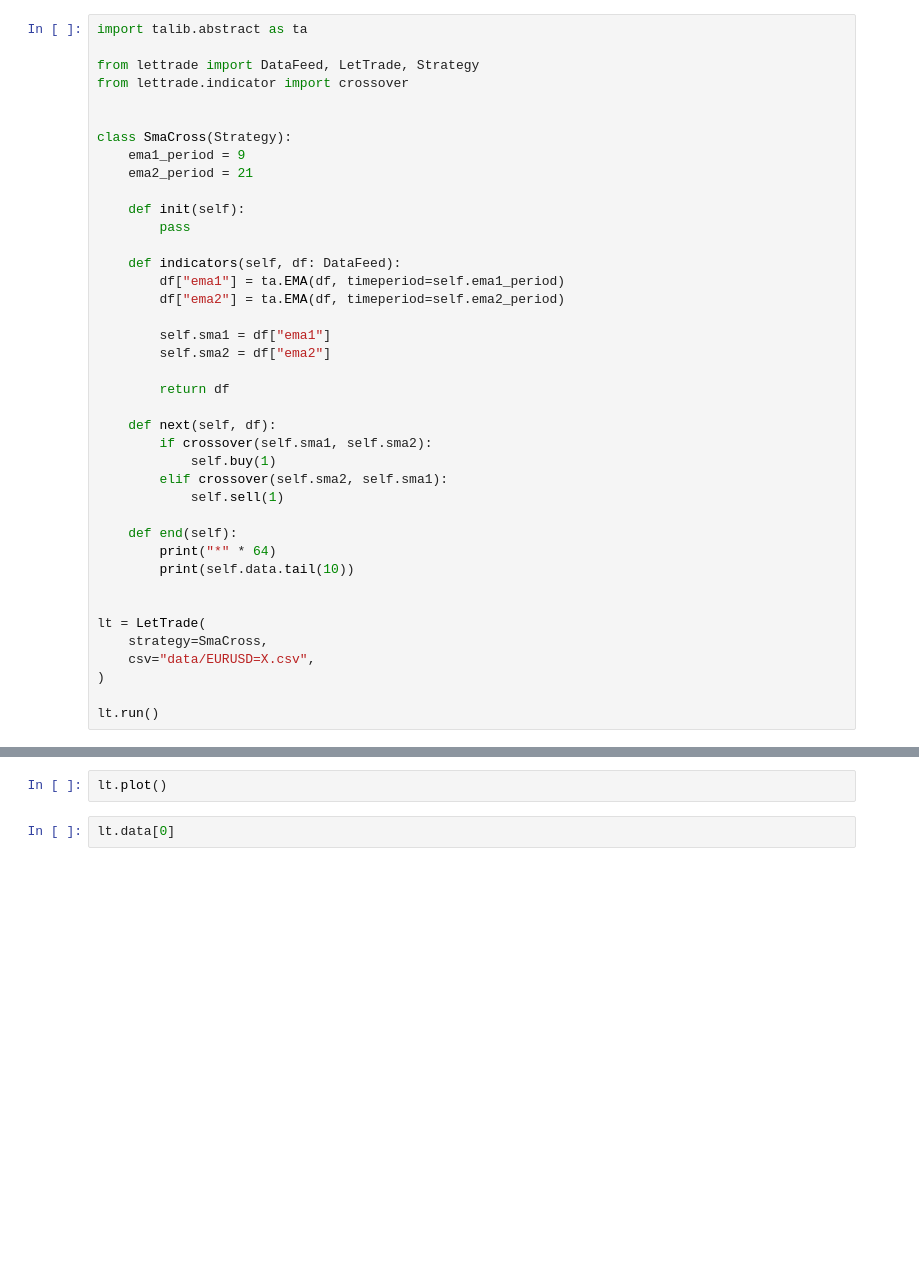
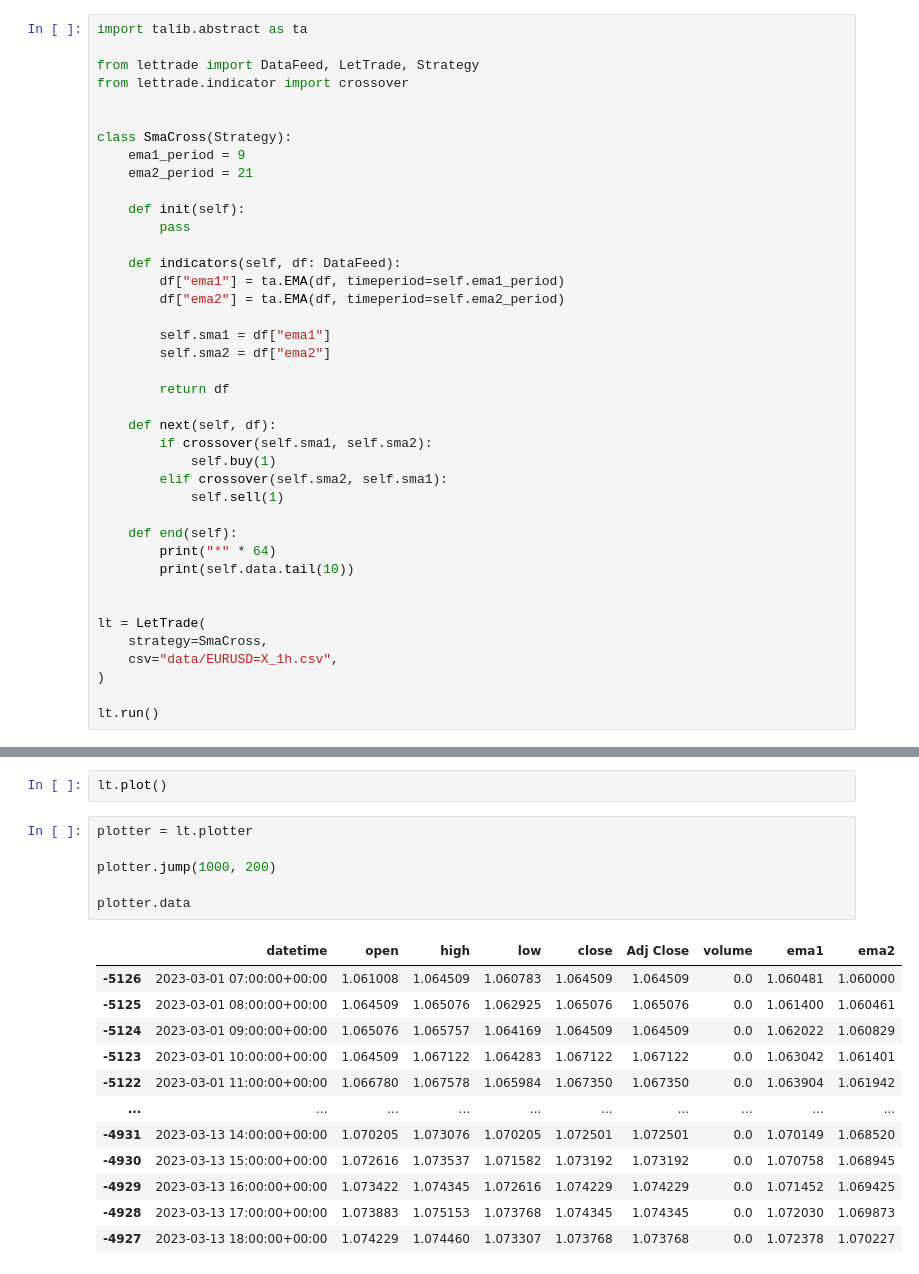
Before and after one commit to AwesomeTrading/LetTrade, a Jupyter notebook: example/notebooks/test.ipynb, the cells around one changed output, grey strips where cells are left out. Cells and saved outputs as stored; diff of their text form; blank space fills up the shorter version.

```diff
--- a/example/notebooks/test.ipynb
+++ b/example/notebooks/test.ipynb
@@ -34,7 +34,7 @@ class SmaCross(Strategy):
 
 lt = LetTrade(
     strategy=SmaCross,
-    csv="data/EURUSD=X.csv",
+    csv="data/EURUSD=X_1h.csv",
 )
 
 lt.run()
@@ -59,4 +59,21 @@ lt.run()
 # %%
 lt.plot()
-# %%
-lt.data[0]
+# %%
+plotter = lt.plotter
+
+plotter.jump(1000, 200)
+
+plotter.data
+# %% [output]
+|  | datetime | open | high | low | close | Adj Close | volume | ema1 | ema2 |
+| -5126 | 2023-03-01 07:00:00+00:00 | 1.061008 | 1.064509 | 1.060783 | 1.064509 | 1.064509 | 0.0 | 1.060481 | 1.060000 |
+| -5125 | 2023-03-01 08:00:00+00:00 | 1.064509 | 1.065076 | 1.062925 | 1.065076 | 1.065076 | 0.0 | 1.061400 | 1.060461 |
+| -5124 | 2023-03-01 09:00:00+00:00 | 1.065076 | 1.065757 | 1.064169 | 1.064509 | 1.064509 | 0.0 | 1.062022 | 1.060829 |
+| -5123 | 2023-03-01 10:00:00+00:00 | 1.064509 | 1.067122 | 1.064283 | 1.067122 | 1.067122 | 0.0 | 1.063042 | 1.061401 |
+| -5122 | 2023-03-01 11:00:00+00:00 | 1.066780 | 1.067578 | 1.065984 | 1.067350 | 1.067350 | 0.0 | 1.063904 | 1.061942 |
+| ... | ... | ... | ... | ... | ... | ... | ... | ... | ... |
+| -4931 | 2023-03-13 14:00:00+00:00 | 1.070205 | 1.073076 | 1.070205 | 1.072501 | 1.072501 | 0.0 | 1.070149 | 1.068520 |
+| -4930 | 2023-03-13 15:00:00+00:00 | 1.072616 | 1.073537 | 1.071582 | 1.073192 | 1.073192 | 0.0 | 1.070758 | 1.068945 |
+| -4929 | 2023-03-13 16:00:00+00:00 | 1.073422 | 1.074345 | 1.072616 | 1.074229 | 1.074229 | 0.0 | 1.071452 | 1.069425 |
+| -4928 | 2023-03-13 17:00:00+00:00 | 1.073883 | 1.075153 | 1.073768 | 1.074345 | 1.074345 | 0.0 | 1.072030 | 1.069873 |
+| -4927 | 2023-03-13 18:00:00+00:00 | 1.074229 | 1.074460 | 1.073307 | 1.073768 | 1.073768 | 0.0 | 1.072378 | 1.070227 |
```
Also changed, not shown: parts of 3 cells of this notebook, 2 other files.
